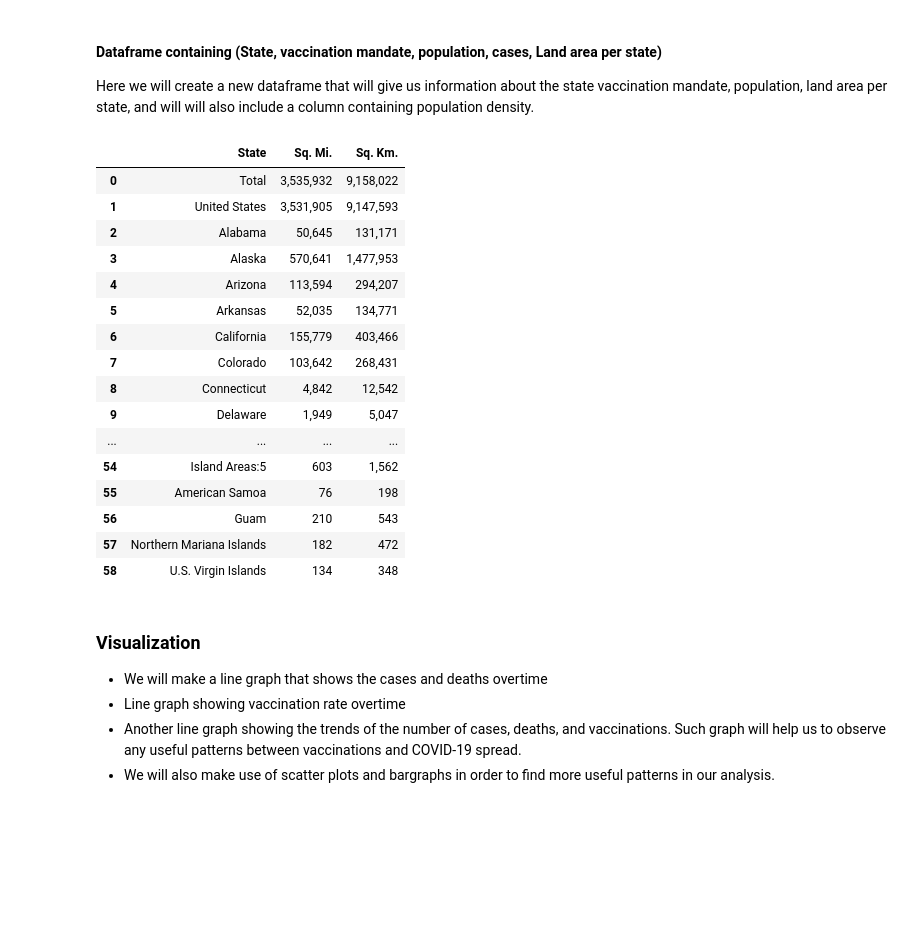
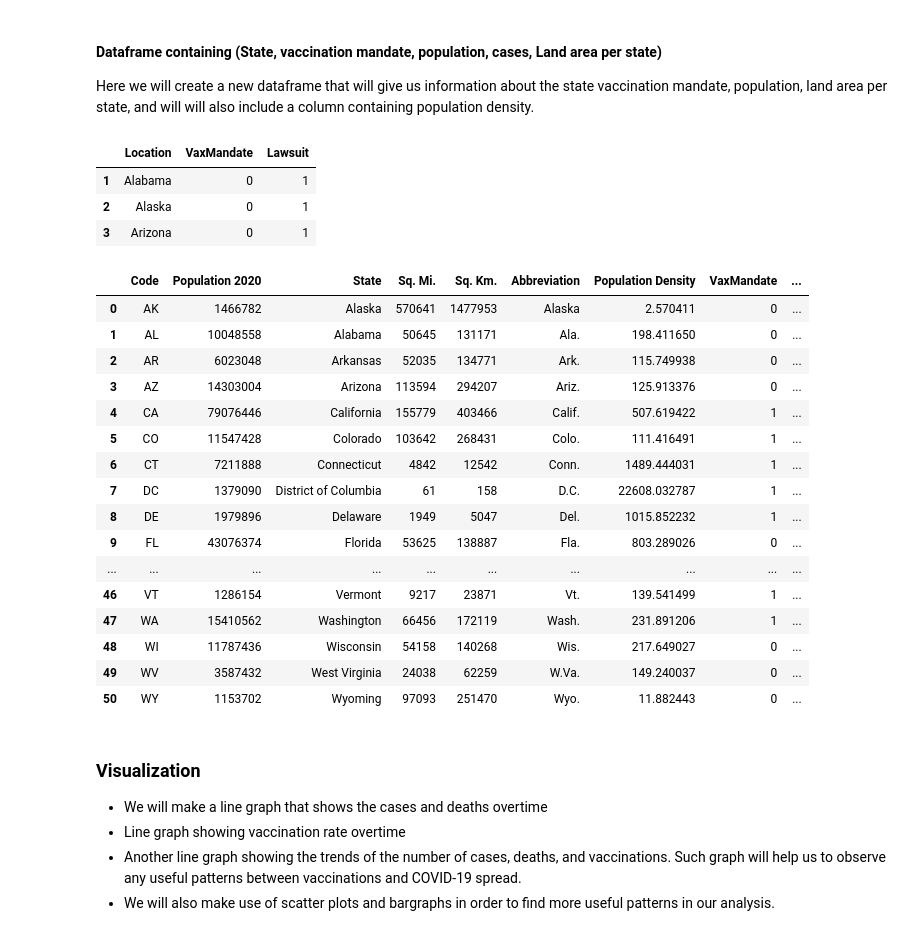
Before and after one commit to syao2017/Covid_Tracker, a Jupyter notebook: Team_Project_part_3.ipynb, the cells around one changed output. Drawn from its saved outputs; the diff is of its cells as text; code cells hidden in the pictures; blank space fills up the shorter version.

```diff
--- a/Team_Project_part_3.ipynb
+++ b/Team_Project_part_3.ipynb
@@ -73,6 +73,9 @@ vaccinationMandateByState = pandas.read_csv('VaccinationMandateByState.csv')
 # Data giving us information about land area per state.
 landArea = pandas.read_csv('StateAreas.csv')
 
+#State dictionary will be used to map between state abbreviation and name
+stateDictionary = pandas.read_csv('StateDictionary.csv')
+
 #Date generated: Tue Apr 05 2022 14:55:59 GMT-0400 (Eastern Daylight Time) for all tables
 
 cCasesAndDeaths.shape, DCasesAndDeaths.shape, vaccinations.shape, populationEstimates.shape, healthCareProviderCapacity.shape, vaccinationMandateByState.shape, landArea.shape
@@ -207,40 +210,74 @@ dMatrix.head(3)
 # %% [markdown]
 #### Dataframe containing (State, vaccination mandate, population, cases, Land area per state)
 Here we will create a new dataframe that will give us information about the state vaccination mandate, population, land area per state, and will will also include a column containing population density.
+# %%
+##vaccine mandate by state all will be saved in seperate doc
+vaxMS = pandas.read_csv('VaccinationMandatebyState.csv')
+## remove row 0
+vms = vaxMS.copy()
+vms = vms[1:]
+##Any mandate will be yes 1, no 0, no and prohibited will be the same
+vms = pandas.DataFrame({'Location': vms.Location, 'VaxMandate': vms['Any Mandate in Place?'], 'Lawsuit': vms['Filed Lawsuit Challenging Federal Vaccine Requirements?']})
+for i in range(1,52):
+    if vms.loc[i, 'VaxMandate'] == 'Yes':
+        vms.loc[i, 'VaxMandate'] = 1
+    elif vms.loc[i, 'VaxMandate'] == 'No' or vms.loc[i, 'VaxMandate'] == 'Prohibited':
+        vms.loc[i, 'VaxMandate'] = 0
+    if vms.loc[i, 'Lawsuit'] == 'Yes':
+        vms.loc[i, 'Lawsuit'] = 1
+    elif vms.loc[i, 'Lawsuit'] == 'No':
+        vms.loc[i, 'Lawsuit'] = 0
+vms.head(3)
+# %% [output]
+|  | Location | VaxMandate | Lawsuit |
+| 1 | Alabama | 0 | 1 |
+| 2 | Alaska | 0 | 1 |
+| 3 | Arizona | 0 | 1 |
 # %%
 #clean populationEstimates
 populationEstimates.replace(',','', regex=True, inplace=True)
 populationEstimates.fillna(0,inplace=True)
+
 
 #Convert string to int
 populationEstimates['Population 2020'] = populationEstimates['Population 2020'].astype(int)
 
 #Group population by state
 populationByState = populationEstimates.groupby('State')['Population 2020'].sum()
 populationByState.drop(0, inplace=True)
 populationByState = populationByState.to_frame()
 
 #merge land area with population
+withAbbrevLand = landArea.merge(stateDictionary, how='inner', on='State')
+populationByState.reset_index(inplace=True)
+populationByState = populationByState.rename(columns={"State":"Code"})
+populationAndLand = populationByState.merge(withAbbrevLand, how='inner', on='Code')
+populationAndLand.replace(',','', regex=True, inplace=True)
 
-landArea
+#Calculate population density population/landArea
+populationAndLand['Population Density'] = populationAndLand['Population 2020']/populationAndLand['Sq. Mi.'].astype(int)
+
+#merge vaccine mandates
+vms.rename(columns={"Location":"State"}, inplace=True)
+vacPopLand = populationAndLand.merge(vms, how='inner', on='State')
 # %% [output]
-|  | State | Sq. Mi. | Sq. Km. |
-| 0 | Total | 3,535,932 | 9,158,022 |
-| 1 | United States | 3,531,905 | 9,147,593 |
-| 2 | Alabama | 50,645 | 131,171 |
-| 3 | Alaska | 570,641 | 1,477,953 |
-| 4 | Arizona | 113,594 | 294,207 |
-| 5 | Arkansas | 52,035 | 134,771 |
-| 6 | California | 155,779 | 403,466 |
-| 7 | Colorado | 103,642 | 268,431 |
-| 8 | Connecticut | 4,842 | 12,542 |
-| 9 | Delaware | 1,949 | 5,047 |
-| ... | ... | ... | ... |
-| 54 | Island Areas:5 | 603 | 1,562 |
-| 55 | American Samoa | 76 | 198 |
-| 56 | Guam | 210 | 543 |
-| 57 | Northern Mariana Islands | 182 | 472 |
-| 58 | U.S. Virgin Islands | 134 | 348 |
+|  | Code | Population 2020 | State | Sq. Mi. | Sq. Km. | Abbreviation | Population Density | VaxMandate | ... |
+| 0 | AK | 1466782 | Alaska | 570641 | 1477953 | Alaska | 2.570411 | 0 | ... |
+| 1 | AL | 10048558 | Alabama | 50645 | 131171 | Ala. | 198.411650 | 0 | ... |
+| 2 | AR | 6023048 | Arkansas | 52035 | 134771 | Ark. | 115.749938 | 0 | ... |
+| 3 | AZ | 14303004 | Arizona | 113594 | 294207 | Ariz. | 125.913376 | 0 | ... |
+| 4 | CA | 79076446 | California | 155779 | 403466 | Calif. | 507.619422 | 1 | ... |
+| 5 | CO | 11547428 | Colorado | 103642 | 268431 | Colo. | 111.416491 | 1 | ... |
+| 6 | CT | 7211888 | Connecticut | 4842 | 12542 | Conn. | 1489.444031 | 1 | ... |
+| 7 | DC | 1379090 | District of Columbia | 61 | 158 | D.C. | 22608.032787 | 1 | ... |
+| 8 | DE | 1979896 | Delaware | 1949 | 5047 | Del. | 1015.852232 | 1 | ... |
+| 9 | FL | 43076374 | Florida | 53625 | 138887 | Fla. | 803.289026 | 0 | ... |
+| ... | ... | ... | ... | ... | ... | ... | ... | ... | ... |
+| 46 | VT | 1286154 | Vermont | 9217 | 23871 | Vt. | 139.541499 | 1 | ... |
+| 47 | WA | 15410562 | Washington | 66456 | 172119 | Wash. | 231.891206 | 1 | ... |
+| 48 | WI | 11787436 | Wisconsin | 54158 | 140268 | Wis. | 217.649027 | 0 | ... |
+| 49 | WV | 3587432 | West Virginia | 24038 | 62259 | W.Va. | 149.240037 | 0 | ... |
+| 50 | WY | 1153702 | Wyoming | 97093 | 251470 | Wyo. | 11.882443 | 0 | ... |
 # %% [markdown]
 ### Visualization
 
```
Also changed, not shown: 1 other file.
